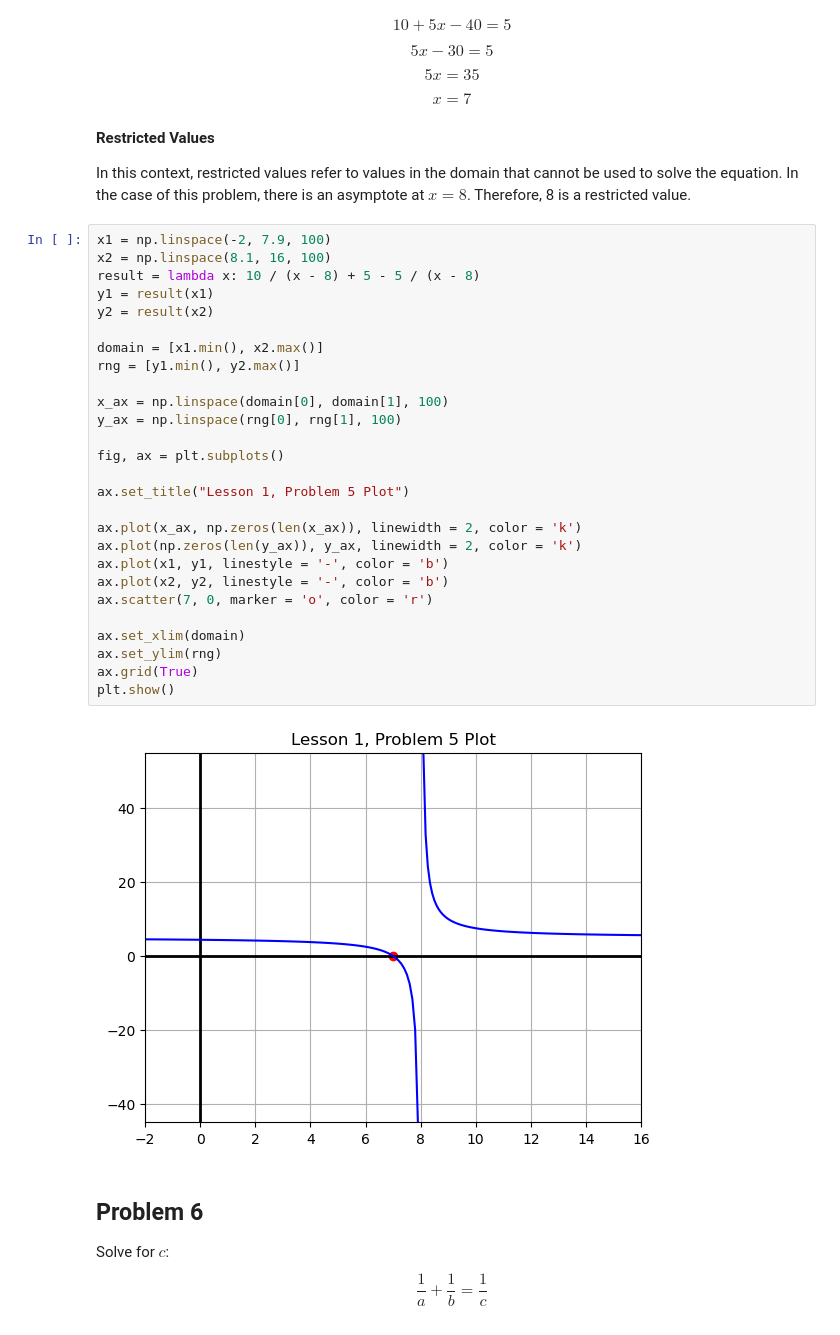
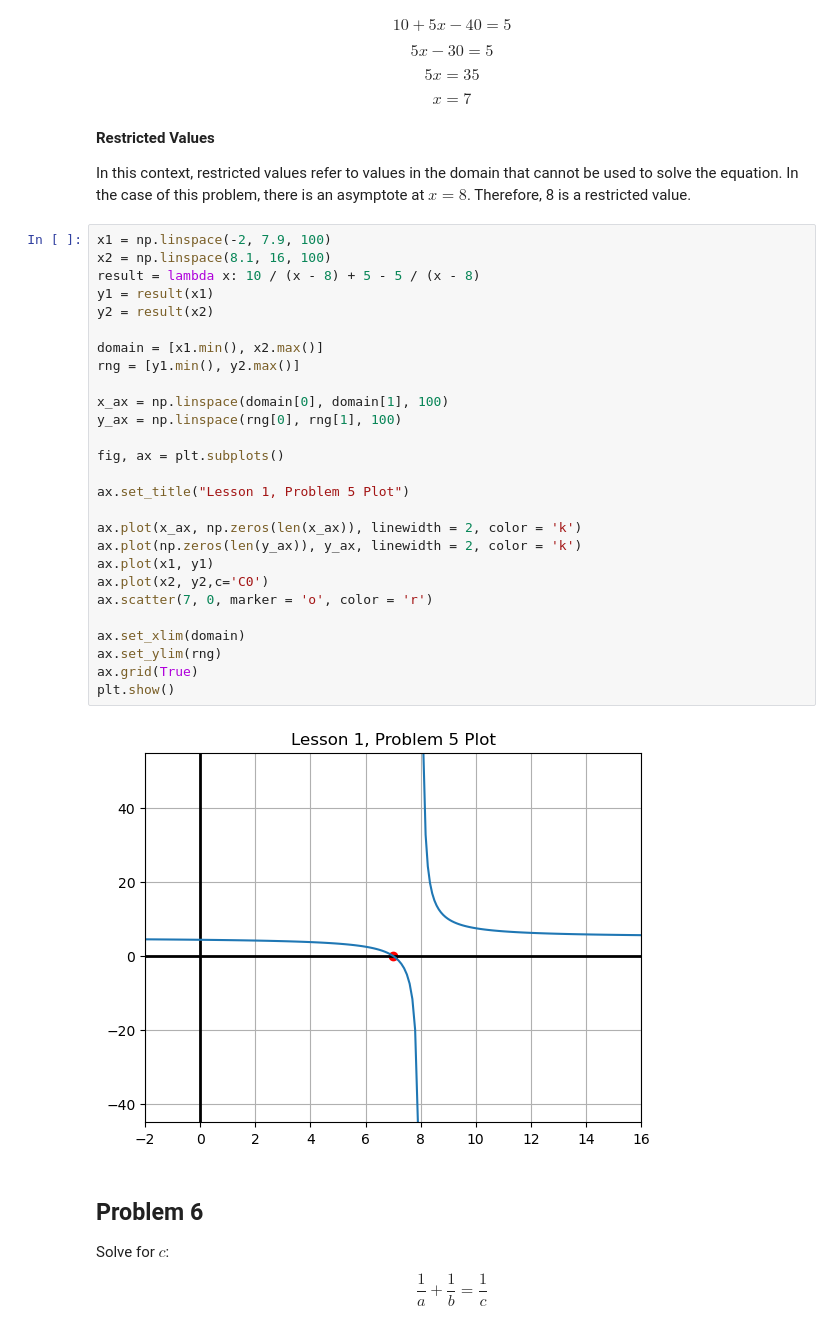
Before and after one commit to ParkerEnsing/Tutoring, a Jupyter notebook: Will_Graham/Lesson_1/Lesson_1.ipynb, the cells around one changed output. Saved outputs shown, nothing was run; the diff lists cells and outputs as text.

```diff
--- a/Will_Graham/Lesson_1/Lesson_1.ipynb
+++ b/Will_Graham/Lesson_1/Lesson_1.ipynb
@@ -177,32 +177,32 @@ In this context, restricted values refer to values in the domain that cannot be
 # %%
 x1 = np.linspace(-2, 7.9, 100)
 x2 = np.linspace(8.1, 16, 100)
 result = lambda x: 10 / (x - 8) + 5 - 5 / (x - 8)
 y1 = result(x1)
 y2 = result(x2)
 
 domain = [x1.min(), x2.max()]
 rng = [y1.min(), y2.max()]
 
 x_ax = np.linspace(domain[0], domain[1], 100)
 y_ax = np.linspace(rng[0], rng[1], 100)
 
 fig, ax = plt.subplots()
 
 ax.set_title("Lesson 1, Problem 5 Plot")
 
 ax.plot(x_ax, np.zeros(len(x_ax)), linewidth = 2, color = 'k')
 ax.plot(np.zeros(len(y_ax)), y_ax, linewidth = 2, color = 'k')
-ax.plot(x1, y1, linestyle = '-', color = 'b')
-ax.plot(x2, y2, linestyle = '-', color = 'b')
+ax.plot(x1, y1)
+ax.plot(x2, y2,c='C0')
 ax.scatter(7, 0, marker = 'o', color = 'r')
 
 ax.set_xlim(domain)
 ax.set_ylim(rng)
 ax.grid(True)
 plt.show()
 # %% [output]
-[figure, old version]
+[figure, new version]
 # %% [markdown]
 ## Problem 6 ##
 Solve for $c$: $$\frac{1}{a} + \frac{1}{b} = \frac{1}{c}$$
```
Also changed, not shown: parts of 20 cells of this notebook.
